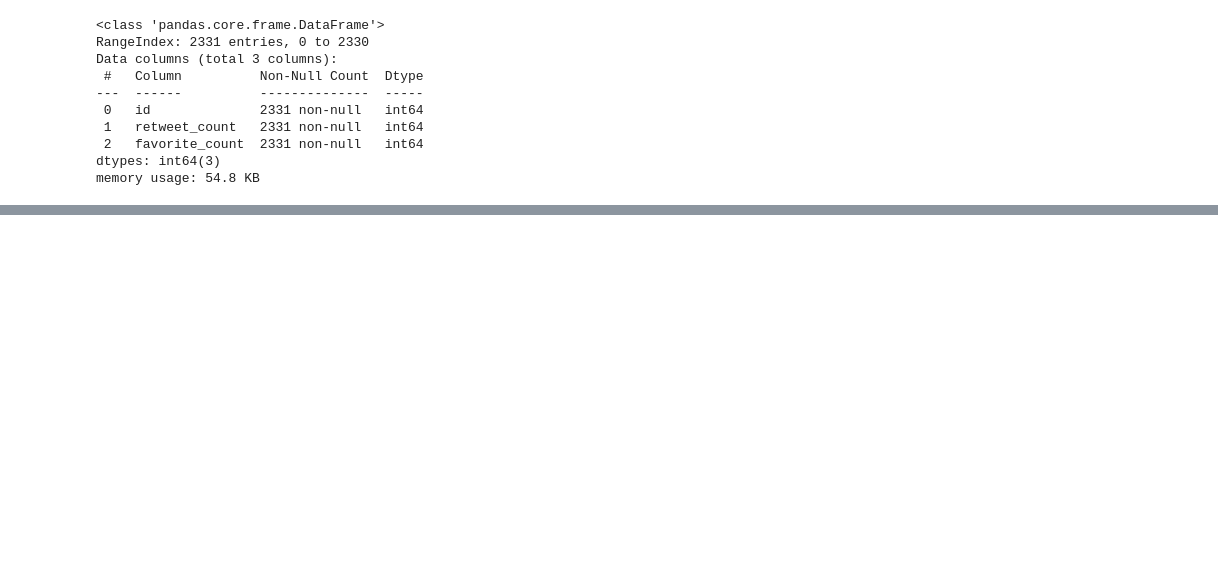
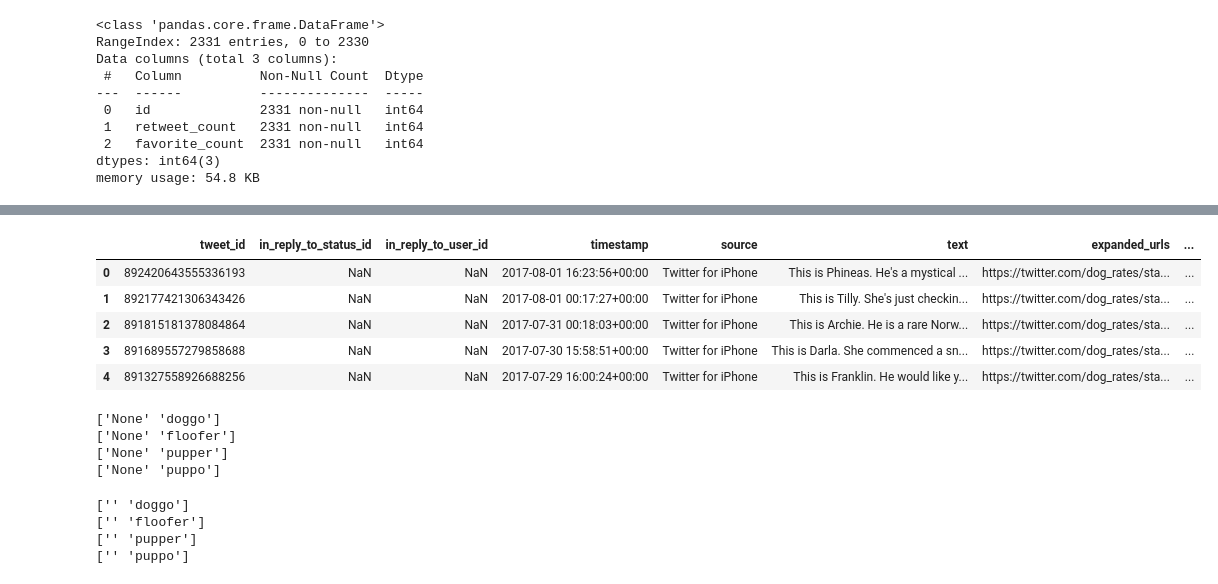
Before and after one commit to eduardopd/udacity-data-analysis-data-wrangling, a Jupyter notebook: wrangle_act.ipynb, the cells around one changed output, grey strips where cells are left out. Saved outputs shown, nothing was run; the diff lists cells and outputs as text; code cells hidden in the pictures; blank space fills up the shorter version.

```diff
--- a/wrangle_act.ipynb
+++ b/wrangle_act.ipynb
@@ -341,0 +361,46 @@ Index(['id', 'retweet_count', 'favorite_count'], dtype='object')
+# %%
+# Remove columns related to retweets
+
+df_clean_archive.drop('retweeted_status_id', axis=1, inplace=True)
+df_clean_archive.drop('retweeted_status_user_id', axis=1, inplace=True)
+df_clean_archive.drop('retweeted_status_timestamp', axis=1, inplace=True)
+
+# Test
+
+df_clean_archive.head()
+# %% [output]
+|  | tweet_id | in_reply_to_status_id | in_reply_to_user_id | timestamp | source | text | expanded_urls | ... |
+| 0 | 892420643555336193 | NaN | NaN | 2017-08-01 16:23:56+00:00 | Twitter for iPhone | This is Phineas. He's a mystical ... | https://twitter.com/dog_rates/sta... | ... |
+| 1 | 892177421306343426 | NaN | NaN | 2017-08-01 00:17:27+00:00 | Twitter for iPhone | This is Tilly. She's just checkin... | https://twitter.com/dog_rates/sta... | ... |
+| 2 | 891815181378084864 | NaN | NaN | 2017-07-31 00:18:03+00:00 | Twitter for iPhone | This is Archie. He is a rare Norw... | https://twitter.com/dog_rates/sta... | ... |
+| 3 | 891689557279858688 | NaN | NaN | 2017-07-30 15:58:51+00:00 | Twitter for iPhone | This is Darla. She commenced a sn... | https://twitter.com/dog_rates/sta... | ... |
+| 4 | 891327558926688256 | NaN | NaN | 2017-07-29 16:00:24+00:00 | Twitter for iPhone | This is Franklin. He would like y... | https://twitter.com/dog_rates/sta... | ... |
+# %%
+# Verify dog stages values
+
+print(df_clean_archive.doggo.unique())
+print(df_clean_archive.floofer.unique())
+print(df_clean_archive.pupper.unique())
+print(df_clean_archive.puppo.unique())
+# %% [output]
+['None' 'doggo']
+['None' 'floofer']
+['None' 'pupper']
+['None' 'puppo']
+# %%
+df_clean_archive['doggo'].replace('None', '', inplace=True)
+df_clean_archive['floofer'].replace('None', '', inplace=True)
+df_clean_archive['pupper'].replace('None', '', inplace=True)
+df_clean_archive['puppo'].replace('None', '', inplace=True)
+
+# Verify dog stages values after replace
+
+print(df_clean_archive.doggo.unique())
+print(df_clean_archive.floofer.unique())
+print(df_clean_archive.pupper.unique())
+print(df_clean_archive.puppo.unique())
+# %% [output]
+['' 'doggo']
+['' 'floofer']
+['' 'pupper']
+['' 'puppo']
```
Also changed, not shown: parts of 33 cells of this notebook.
